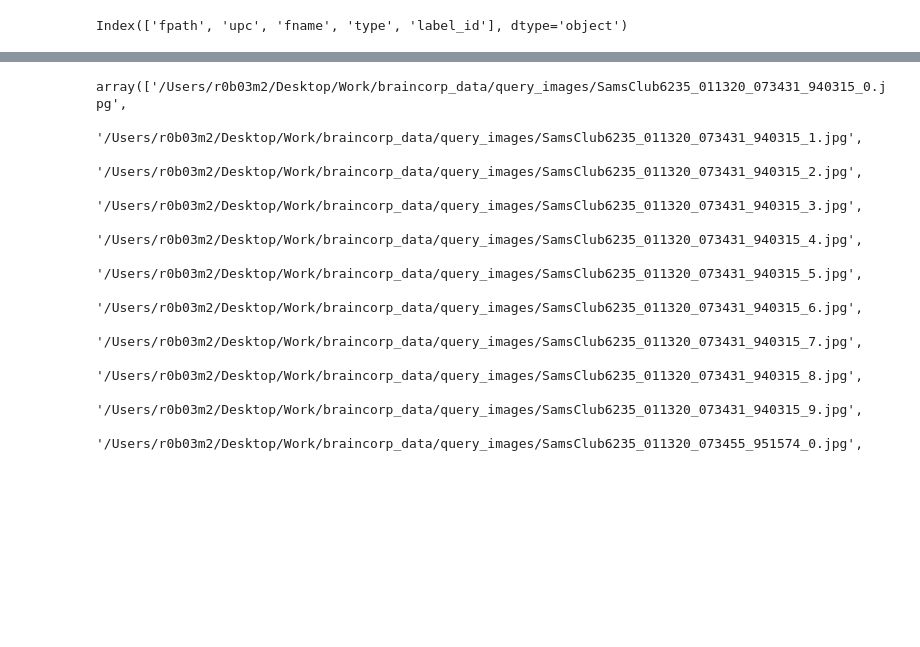
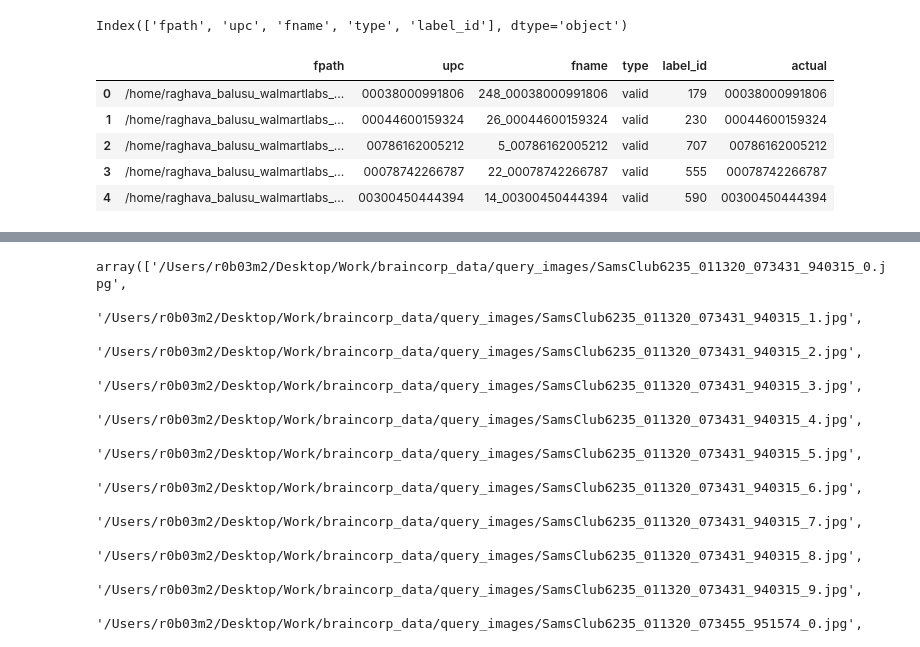
Before and after one commit to raghavab1992/protonet-fine-grained-clf, a Jupyter notebook: app/whale/IRAS_ProtoNet.ipynb, the cells around one changed output, grey strips where cells are left out. Saved outputs shown, nothing was run; the diff lists cells and outputs as text; code cells hidden in the pictures; blank space fills up the shorter version.

```diff
--- a/app/whale/IRAS_ProtoNet.ipynb
+++ b/app/whale/IRAS_ProtoNet.ipynb
@@ -606,6 +602,15 @@ top5preds = np.array(top5preds)
 val_df.columns
 # %% [output]
 Index(['fpath', 'upc', 'fname', 'type', 'label_id'], dtype='object')
+# %%
+val_df.head()
+# %% [output]
+|  | fpath | upc | fname | type | label_id | actual |
+| 0 | /home/raghava_balusu_walmartlabs_... | 00038000991806 | 248_00038000991806 | valid | 179 | 00038000991806 |
+| 1 | /home/raghava_balusu_walmartlabs_... | 00044600159324 | 26_00044600159324 | valid | 230 | 00044600159324 |
+| 2 | /home/raghava_balusu_walmartlabs_... | 00786162005212 | 5_00786162005212 | valid | 707 | 00786162005212 |
+| 3 | /home/raghava_balusu_walmartlabs_... | 00078742266787 | 22_00078742266787 | valid | 555 | 00078742266787 |
+| 4 | /home/raghava_balusu_walmartlabs_... | 00300450444394 | 14_00300450444394 | valid | 590 | 00300450444394 |
 # %%
 val_df.columns = ['fpath', 'upc', 'fname',  'type', 'label_id']
 
```
Also changed, not shown: parts of 5 cells of this notebook.
